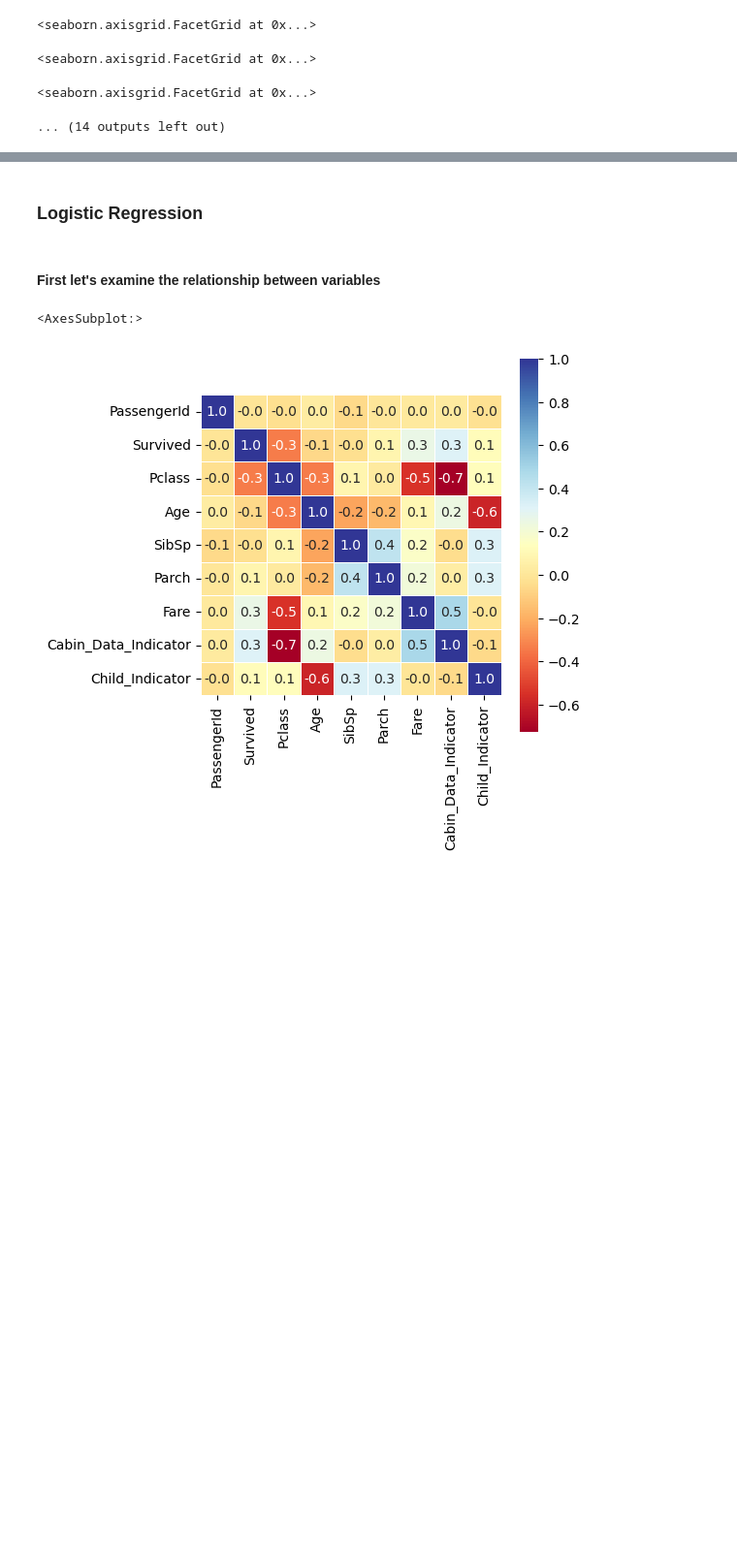
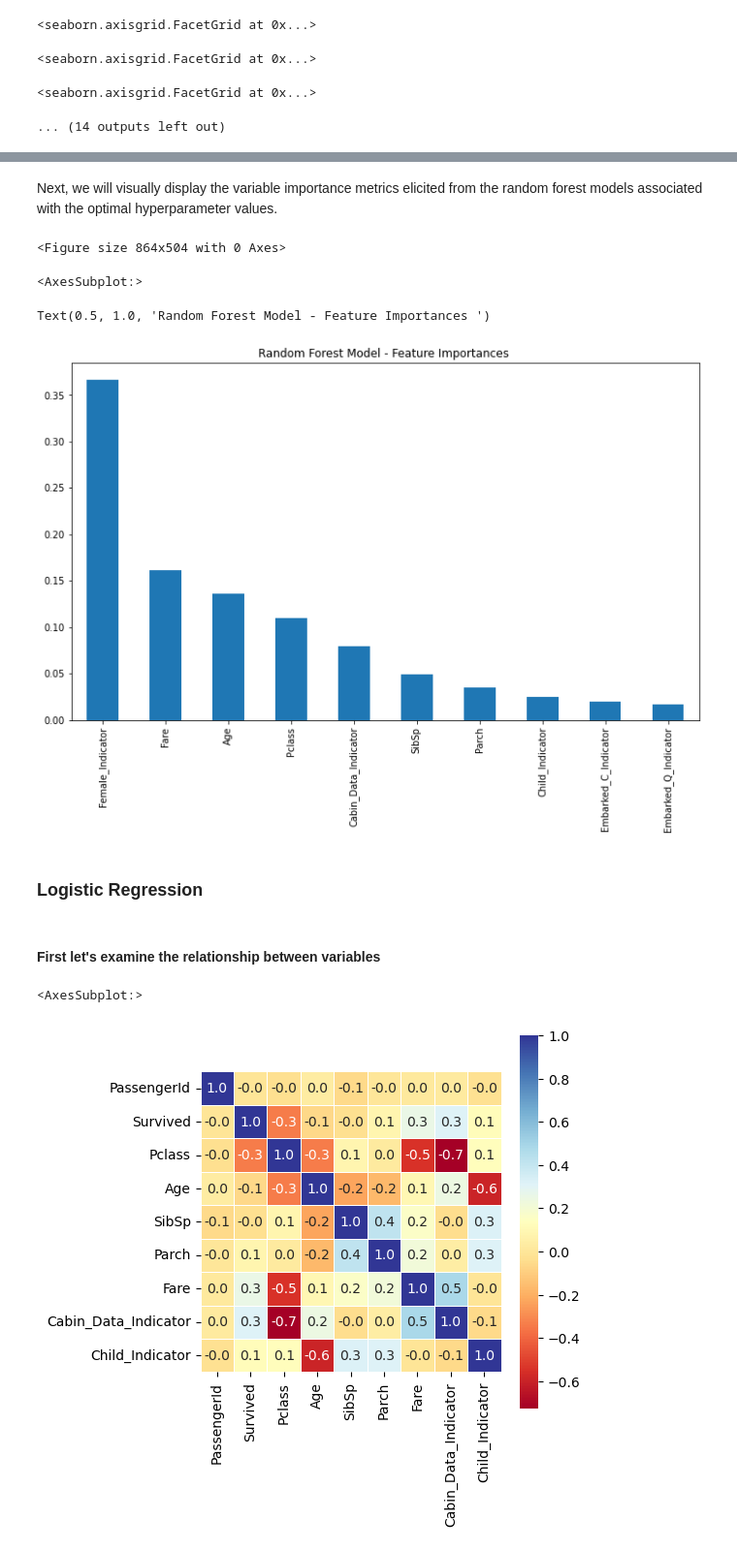
Before and after one commit to mhi573/MSDS-422-Group-3-Module-5, a Jupyter notebook: MSDS-422-Group-3-Module-5.ipynb, the cells around one changed output, grey strips where cells are left out. Shown at 97% size. Saved outputs shown, nothing was run; the diff lists cells and outputs as text; code cells hidden in the pictures; blank space fills up the shorter version.

Commit message:
Baseline Random Forest Training Model
Baseline Random Forest Training Model Created

```diff
--- a/MSDS-422-Group-3-Module-5.ipynb
+++ b/MSDS-422-Group-3-Module-5.ipynb
@@ -462,3 +431,20 @@ for i in range(3):
+# %% [markdown]
+Next, we will visually display the variable importance metrics elicited from the random forest models associated with the optimal hyperparameter values.
+# %%
+
+# Plot a bar chart to display variable importances in the random forest models associated with the best hyperparameters
+feature_importances_rf_train = pd.Series(best_rf.feature_importances_, index=rf_train_validation_x.columns).sort_values(ascending=False)
+
+plt.figure(figsize=(12,7))
+
+feature_importances_rf_train.plot.bar()
+
+plt.title("Random Forest Model - Feature Importances ")
+# %% [output]
+<Figure size 864x504 with 0 Axes>
+<AxesSubplot:>
+Text(0.5, 1.0, 'Random Forest Model - Feature Importances ')
+[figure, added]
 # %% [markdown]
 ### Logistic Regression
 # %% [markdown]
```
Also changed, not shown: parts of 18 cells of this notebook.
